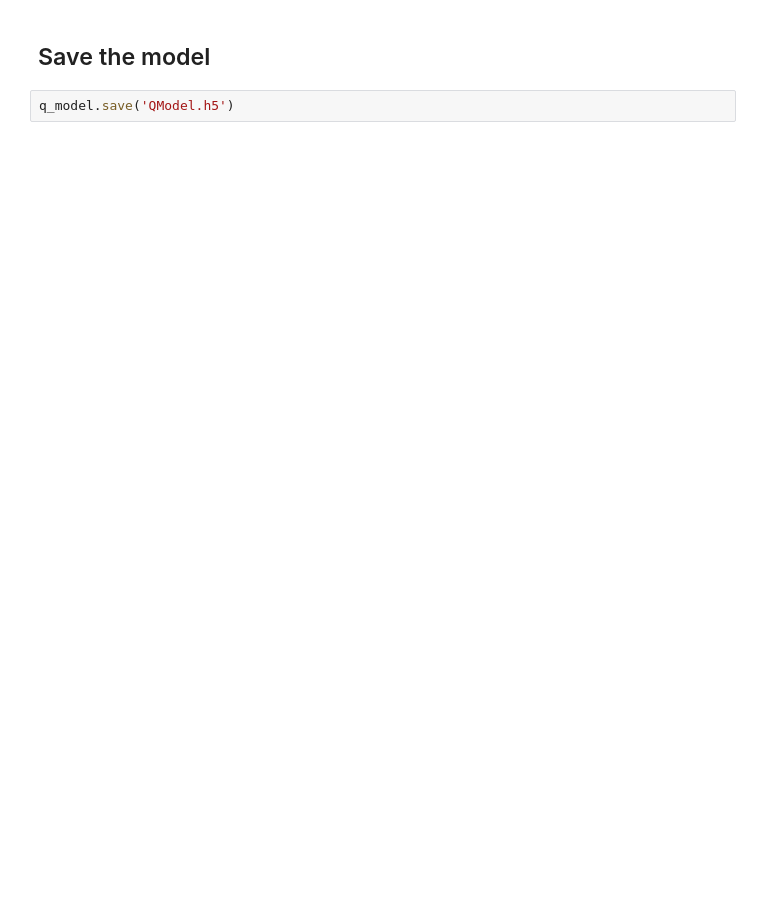
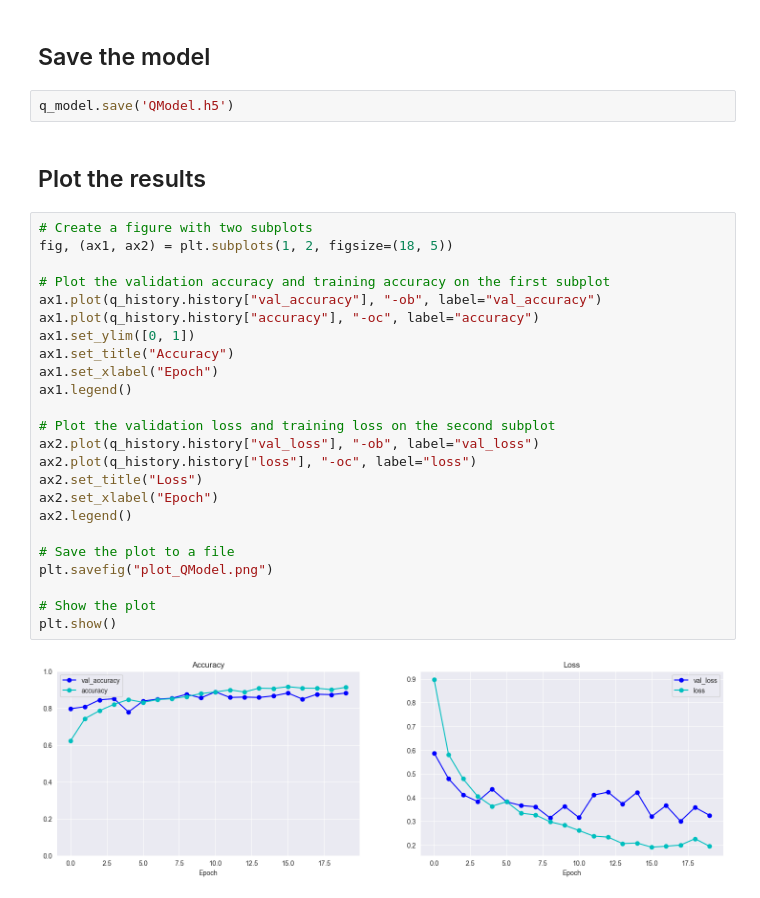
Before and after one commit to ahkatlio/QCNN_for_brain_cancer, a Jupyter notebook: Model.ipynb, the cells around one changed output. Saved outputs shown, nothing was run; the diff lists cells and outputs as text; blank space fills up the shorter version.

```diff
--- a/Model.ipynb
+++ b/Model.ipynb
@@ -769,3 +777,31 @@ Epoch 20/20
 ## Save the model
 # %%
 q_model.save('QModel.h5')
+# %% [markdown]
+## Plot the results
+# %%
+# Create a figure with two subplots
+fig, (ax1, ax2) = plt.subplots(1, 2, figsize=(18, 5))
+
+# Plot the validation accuracy and training accuracy on the first subplot
+ax1.plot(q_history.history["val_accuracy"], "-ob", label="val_accuracy")
+ax1.plot(q_history.history["accuracy"], "-oc", label="accuracy")
+ax1.set_ylim([0, 1])
+ax1.set_title("Accuracy")
+ax1.set_xlabel("Epoch")
+ax1.legend()
+
+# Plot the validation loss and training loss on the second subplot
+ax2.plot(q_history.history["val_loss"], "-ob", label="val_loss")
+ax2.plot(q_history.history["loss"], "-oc", label="loss")
+ax2.set_title("Loss")
+ax2.set_xlabel("Epoch")
+ax2.legend()
+
+# Save the plot to a file
+plt.savefig("plot_QModel.png")
+
+# Show the plot
+plt.show()
+# %% [output]
+[figure, added]
```
Also changed, not shown: parts of 5 cells of this notebook, 4 other files.
